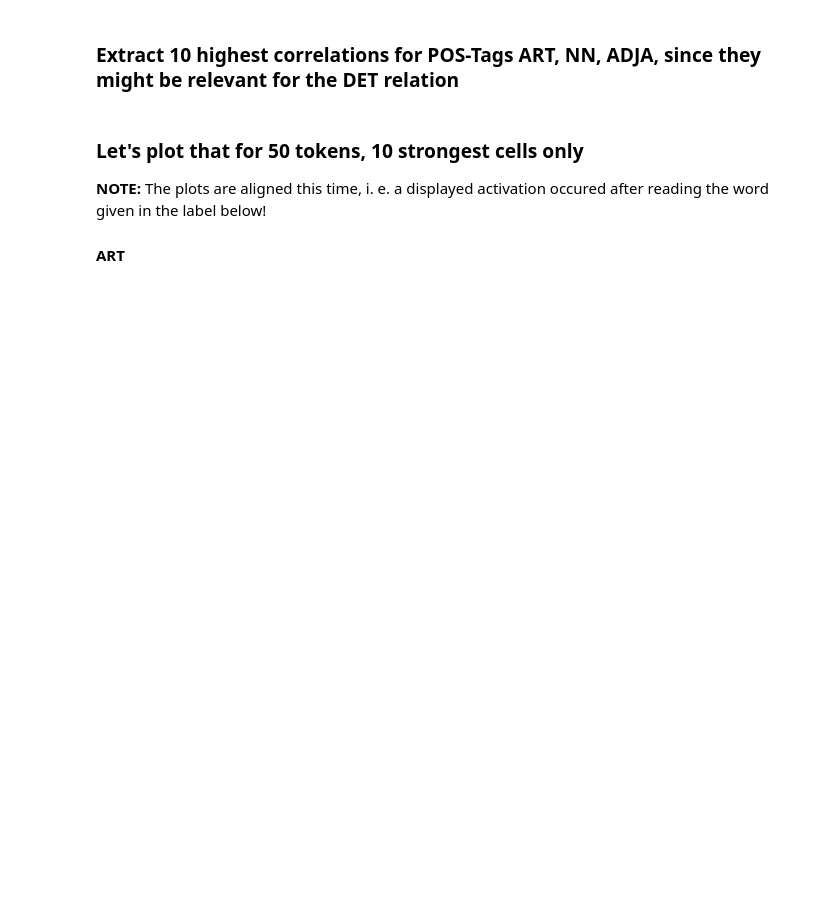
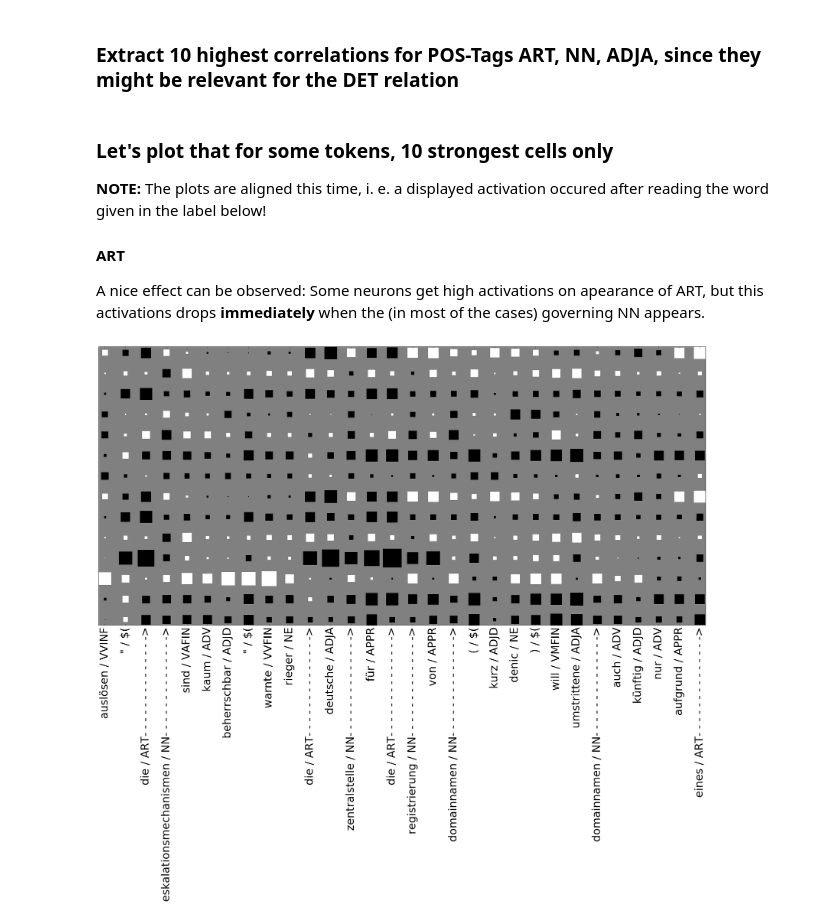
Before and after one commit to Copper-Head/the-three-stooges, a Jupyter notebook: generate_word_seqs_hdt.ipynb, the cells around one changed output. Cells and saved outputs as stored; diff of their text form; code cells hidden in the pictures; blank space fills up the shorter version.

```diff
--- a/generate_word_seqs_hdt.ipynb
+++ b/generate_word_seqs_hdt.ipynb
@@ -129,7 +108,12 @@ eos_ix = tok2ix['<EOS>']
 cd = CoNLLData(HDT_DIR, ['part_A.conll'], tok2ix, word_transform=str.lower, lazy_loading=True, min_len=7, max_len=35)
 sentences_ix = [[tok2ix[seq[i]] for i in range(len(seq))] + [eos_ix] for seq in cd.wordsequences()]
 # %%
+# maximal number of sentences to calculate for
+upper_limit = 2000
+
 cell_name = sc.state_var_names[2]
 # for testing purposes only read two sequences, try again later with more
 activations = sc.read_single_sequence(sentences_ix[0])[cell_name][1:,:]
-activations = vstack((activations, sc.read_single_sequence(sentences_ix[1])[cell_name][1:,:]))
+# this will take FOREVER
+for ix_seq in sentences_ix[1:upper_limit]:
+    activations = vstack((activations, sc.read_single_sequence(ix_seq)[cell_name][1:,:]))
@@ -142,6 +128,7 @@ tagset = {'ART', 'ADJA', 'NN'}
 pos_corrs = {}
 for tag in tagset:
     crlist = []
+    tag_seq = [1 if ptag == tag else 0 for ptag in chain(*cd.possequences()[:upper_limit])]
     for activation in activations.transpose():
         """
         NOTE: activation is the concatenated activation of a particular cell of all sentences
@@ -150,7 +137,7 @@ for tag in tagset:
         This is not the cleanest imaginable approach, since the activations between sequences
         are not related, but it still might provide some insights
         """
-        pc = pearsonr(activation, [1 if ptag == tag else 0 for ptag in chain(*cd.possequences()[0:2])])
+        pc = pearsonr(activation, tag_seq)
         crlist.append(pc[0] if pc[1] < ALPHA else 0.0)
     pos_corrs[tag] = array(crlist)
 # %% [markdown]
@@ -160,8 +147,28 @@ top_corr_ix = {}
 for tag in tagset:
     top_corr_ix[tag] = abs(pos_corrs[tag]).argsort()
 # %% [markdown]
-### Let's plot that for 50 tokens, 10 strongest cells only
+### Let's plot that for some tokens, 10 strongest cells only
 
 __NOTE:__ The plots are aligned this time, i. e. a displayed activation occured after reading the word given in the label below!
 
 #### ART
+
+A nice effect can be observed: Some neurons get high activations on apearance of ART, but this activations drops __immediately__ when the (in most of the cases) governing NN appears.
+# %%
+# these are word indices in the chained list, i. e. a list containing all words of the corpus as a sequence
+start = 300
+end = 330
+
+show_all = True
+
+f = plt.figure(figsize=(30, 50))
+xlabels = [tpl[1]+' / '+tpl[4] + ('- - - - - - - - - - - - - ->' if tpl[4] == 'NN' or tpl[4] == 'ART' else '') for tpl in list(chain(*cd.sequences()[:upper_limit]))[start:end]] if show_all else [(tpl[1]+' / '+tpl[4]) if tpl[4] == 'NN' or tpl[4] == 'ART' else '' for tpl in list(chain(*cd.sequences()[:upper_limit])[start:end])]
+indices = hstack((top_corr_ix['ART'][-7:], top_corr_ix['NN'][-7:]))
+x = activations[start:end, indices]
+ax = plt.gca()
+h = hinton_diagram(x, ax=ax)
+ax.set_xticks(range(len(xlabels)))
+ax.set_xticklabels(xlabels, rotation=90, fontdict={'fontsize': 30})
+f.subplots_adjust(bottom=.2)
+# %% [output]
+[figure, added]
```
Also changed, not shown: parts of 17 cells of this notebook, 1 other file.
